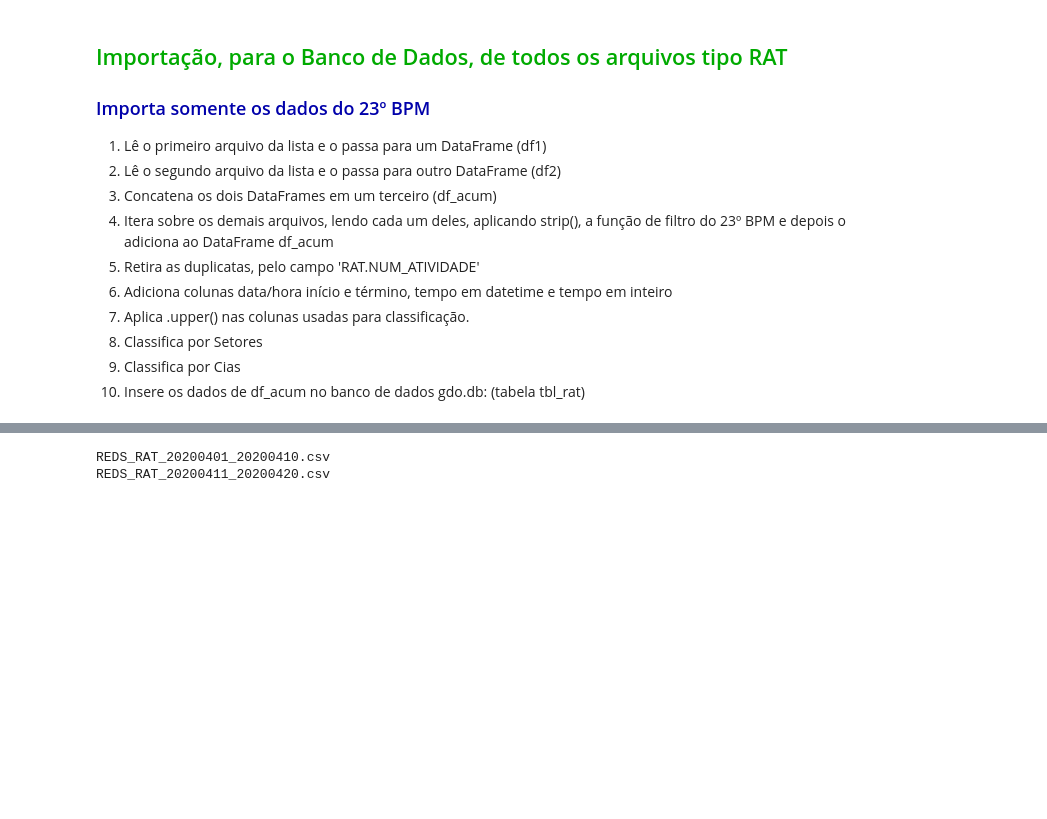
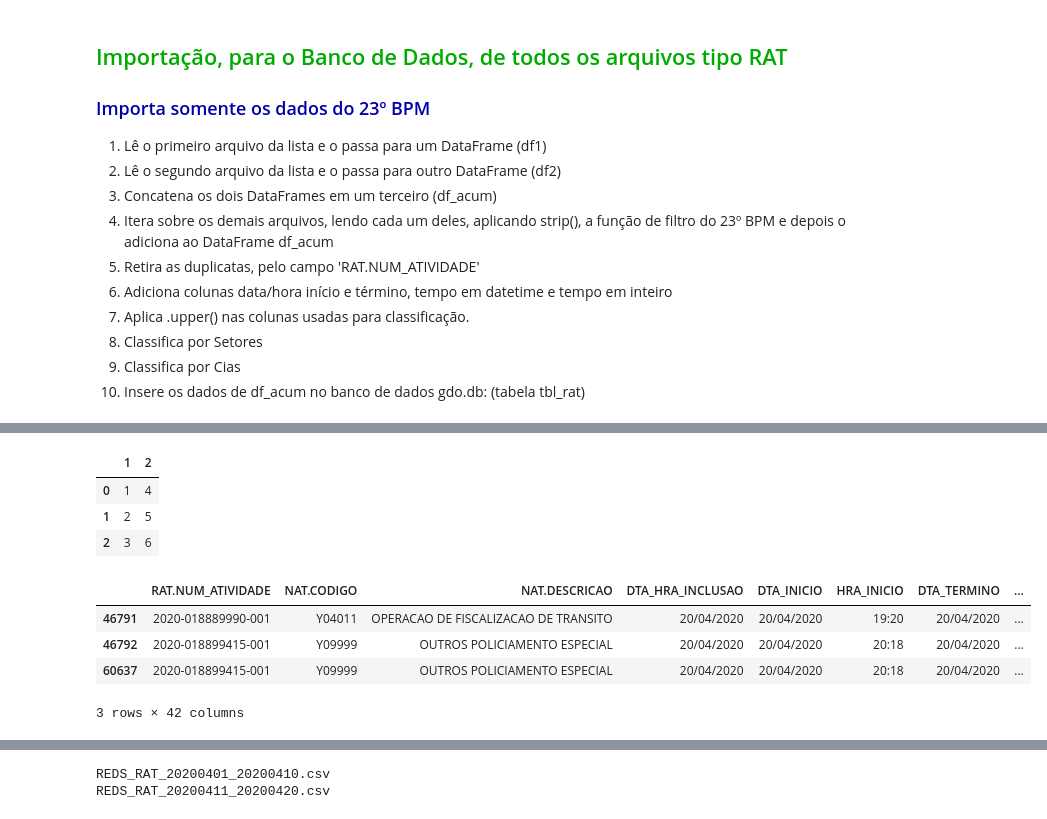
Before and after one commit to WENDEL4891/gdo-pandas, a Jupyter notebook: Importar novos arquivos csv.ipynb, the cells around one changed output, grey strips where cells are left out. Cells and saved outputs as stored; diff of their text form; code cells hidden in the pictures; blank space fills up the shorter version.

```diff
--- a/Importar novos arquivos csv.ipynb
+++ b/Importar novos arquivos csv.ipynb
@@ -176,0 +113,26 @@ Wall time: 5.9 s
+# %%
+df_rat_db = df_rat_db.append(df_rat_news_rows.iloc[-1])
+# %%
+# a = pd.DataFrame({
+#     1:[1,2,3],
+#     2:[4,5,6]
+# })
+# b = pd.DataFrame({
+#     1:[9,8,7],
+#     2:[6,5,4]
+# })
+# a.append(b)
+a
+# %% [output]
+|  | 1 | 2 |
+| 0 | 1 | 4 |
+| 1 | 2 | 5 |
+| 2 | 3 | 6 |
+# %%
+df_rat_db.tail(3)
+# %% [output]
+|  | RAT.NUM_ATIVIDADE | NAT.CODIGO | NAT.DESCRICAO | DTA_HRA_INCLUSAO | DTA_INICIO | HRA_INICIO | DTA_TERMINO | ... |
+| 46791 | 2020-018889990-001 | Y04011 | OPERACAO DE FISCALIZACAO DE TRANSITO | 20/04/2020 | 20/04/2020 | 19:20 | 20/04/2020 | ... |
+| 46792 | 2020-018899415-001 | Y09999 | OUTROS POLICIAMENTO ESPECIAL | 20/04/2020 | 20/04/2020 | 20:18 | 20/04/2020 | ... |
+| 60637 | 2020-018899415-001 | Y09999 | OUTROS POLICIAMENTO ESPECIAL | 20/04/2020 | 20/04/2020 | 20:18 | 20/04/2020 | ... |
+3 rows × 42 columns
```
Also changed, not shown: parts of 11 cells of this notebook, 2 other files.
